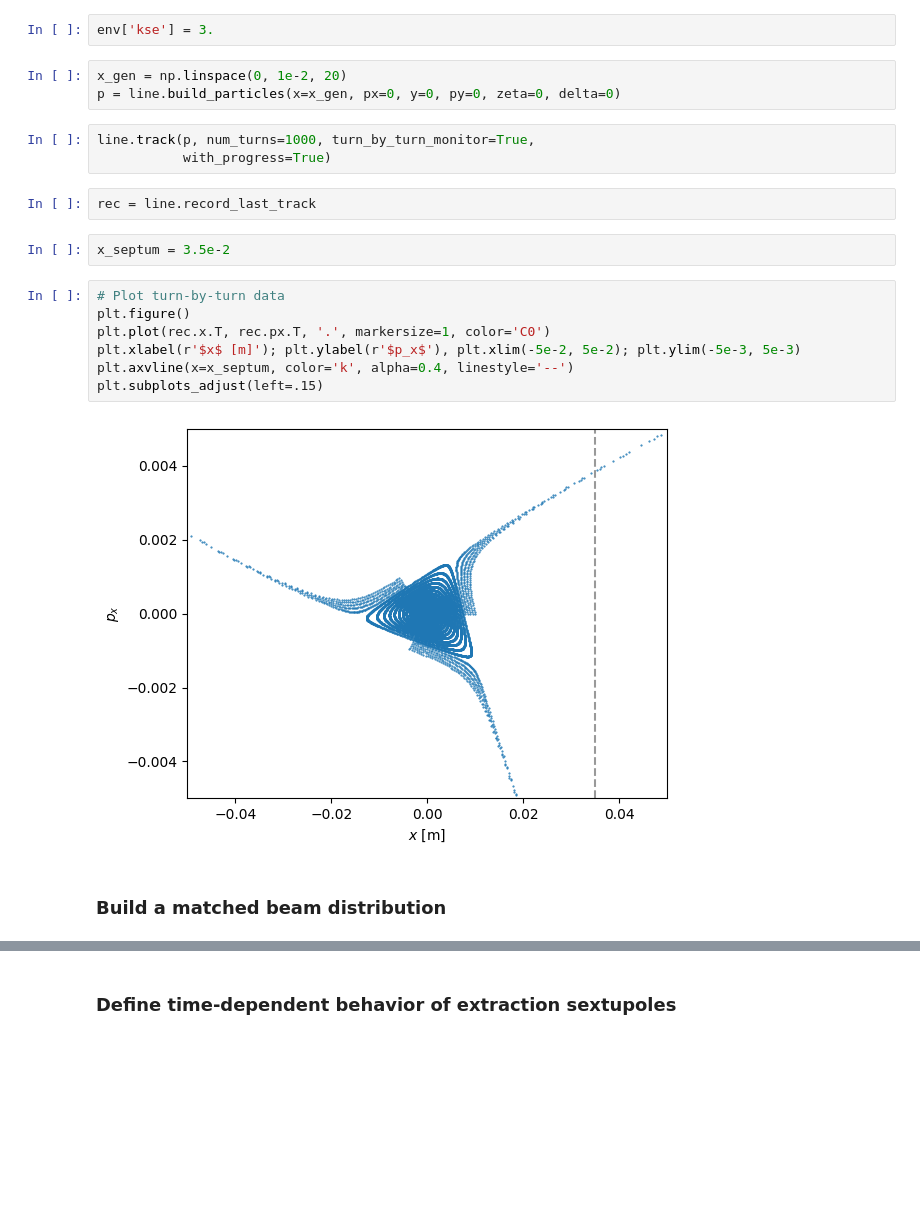
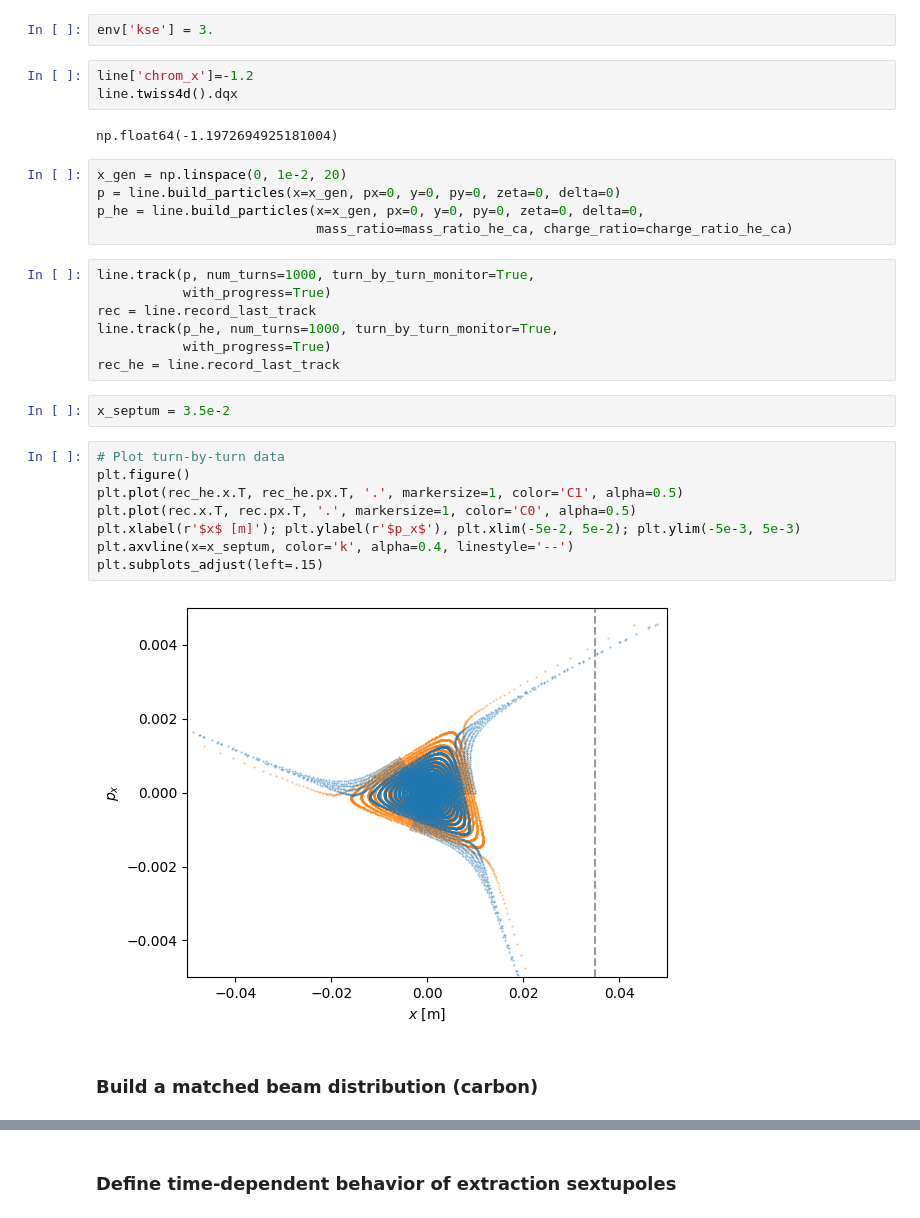
Before and after one commit to xsuite/tutorial_cern_seminar, a Jupyter notebook: notebook_06b_mixed_beams_slow_extraction.ipynb, the cells around one changed output, grey strips where cells are left out. Saved outputs shown, nothing was run; the diff lists cells and outputs as text; blank space fills up the shorter version.

```diff
--- a/notebook_06b_mixed_beams_slow_extraction.ipynb
+++ b/notebook_06b_mixed_beams_slow_extraction.ipynb
@@ -68,27 +97,37 @@ env.new('septum_aperture', xt.LimitRect, min_x=-0.1, max_x=0.1, min_y=-0.1, max_
 line.insert(['extr_septum', 'septum_aperture'], at=0)
 # %%
 env['kse'] = 3.
+# %%
+line['chrom_x']=-1.2
+line.twiss4d().dqx
+# %% [output]
+np.float64(-1.1972694925181004)
 # %%
 x_gen = np.linspace(0, 1e-2, 20)
 p = line.build_particles(x=x_gen, px=0, y=0, py=0, zeta=0, delta=0)
+p_he = line.build_particles(x=x_gen, px=0, y=0, py=0, zeta=0, delta=0,
+                            mass_ratio=mass_ratio_he_ca, charge_ratio=charge_ratio_he_ca)
 # %%
 line.track(p, num_turns=1000, turn_by_turn_monitor=True,
            with_progress=True)
+rec = line.record_last_track
+line.track(p_he, num_turns=1000, turn_by_turn_monitor=True,
+           with_progress=True)
+rec_he = line.record_last_track
-# %%
-rec = line.record_last_track
 # %%
 x_septum = 3.5e-2
 # %%
 # Plot turn-by-turn data
 plt.figure()
-plt.plot(rec.x.T, rec.px.T, '.', markersize=1, color='C0')
+plt.plot(rec_he.x.T, rec_he.px.T, '.', markersize=1, color='C1', alpha=0.5)
+plt.plot(rec.x.T, rec.px.T, '.', markersize=1, color='C0', alpha=0.5)
 plt.xlabel(r'$x$ [m]'); plt.ylabel(r'$p_x$'), plt.xlim(-5e-2, 5e-2); plt.ylim(-5e-3, 5e-3)
 plt.axvline(x=x_septum, color='k', alpha=0.4, linestyle='--')
 plt.subplots_adjust(left=.15)
 # %% [output]
-[figure, old version]
+[figure, new version]
 # %% [markdown]
-### Build a matched beam distribution
+### Build a matched beam distribution (carbon)
 # %%
 num_particles = 3000
 beam_intensity = 1e10 # p+
```
Also changed, not shown: parts of 5 cells of this notebook.
